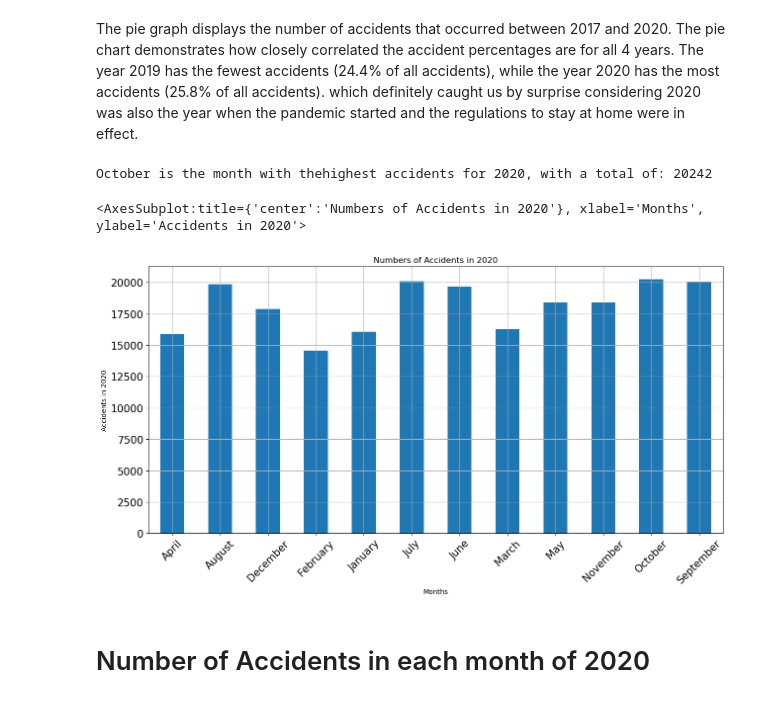
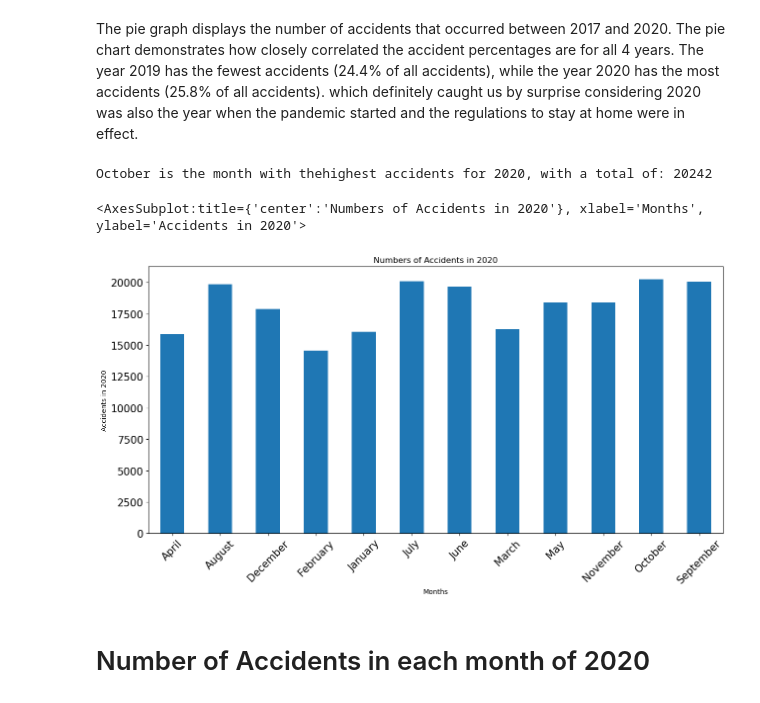
Before and after one commit to Jasneel/WeatherVsAccidents, a Jupyter notebook: April 11, 2023.ipynb, the cells around one changed output. Drawn from its saved outputs; the diff is of its cells as text; code cells hidden in the pictures.

```diff
--- a/April 11, 2023.ipynb
+++ b/April 11, 2023.ipynb
@@ -327,17 +331,17 @@ The pie graph displays the number of accidents that occurred between 2017 and 20
 # %%
 df_only_2020 = df.loc[df['YEAR'] == 2020,:]
 df_2020_month = df.groupby(['MONTHNAME'])['VE_TOTAL'].sum()
 
 max_month = df_2020_month.idxmax()
 max_accidents = df_2020_month[max_month]
 
 print(f'{max_month} is the month with thehighest accidents for 2020, with a total of: {max_accidents}')
 
-df_2020_month.plot(kind='bar', figsize = (15, 7), rot = 45, fontsize = 15, xlabel= "Months", ylabel = "Accidents in 2020", title = "Numbers of Accidents in 2020", grid = True)
+df_2020_month.plot(kind='bar', figsize = (15, 7), rot = 45, fontsize = 15, xlabel= "Months", ylabel = "Accidents in 2020", title = "Numbers of Accidents in 2020")
 # %% [output]
 October is the month with thehighest accidents for 2020, with a total of: 20242
 <AxesSubplot:title={'center':'Numbers of Accidents in 2020'}, xlabel='Months', ylabel='Accidents in 2020'>
-[figure, old version]
+[figure, new version]
 # %% [markdown]
 # Number of Accidents in each month of 2020
 # %% [markdown]
```
Also changed, not shown: parts of 3 cells of this notebook.
